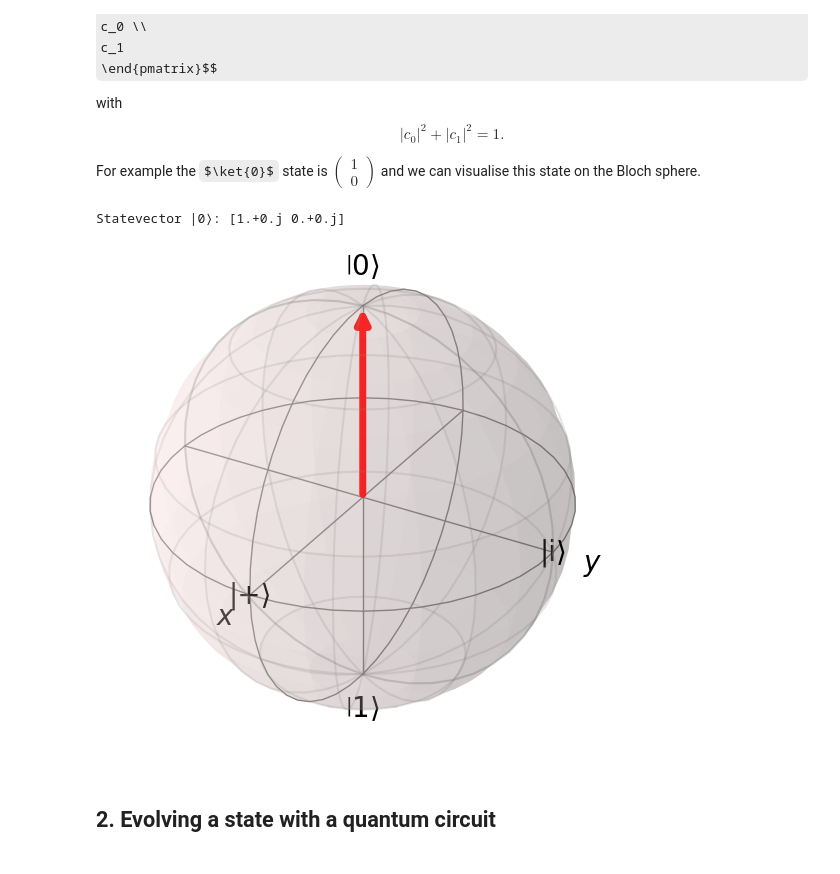
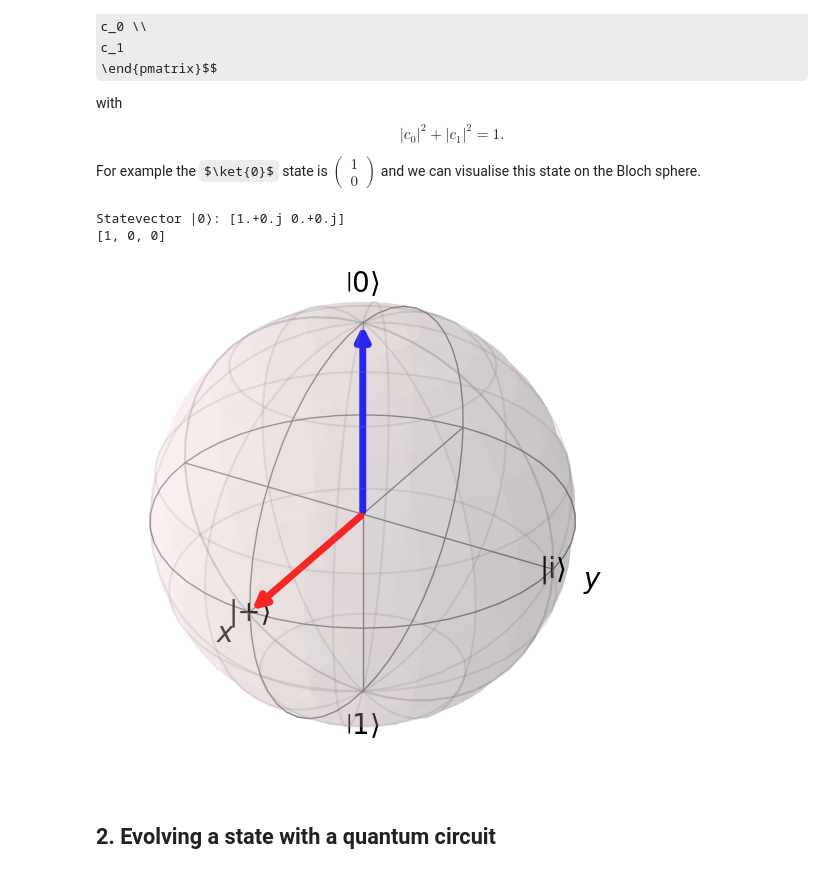
Before and after one commit to JoeyRogers-svg/Qiskit-fundamentals-course, a Jupyter notebook: 1-single-qubit-gates-and-visualisation.ipynb, the cells around one changed output. Drawn from its saved outputs; the diff is of its cells as text; code cells hidden in the pictures; some formulas as TeX source.

```diff
--- a/1-single-qubit-gates-and-visualisation.ipynb
+++ b/1-single-qubit-gates-and-visualisation.ipynb
@@ -67,13 +67,16 @@ For example the $\ket{0}$ state is $\begin{pmatrix}
 # %%
 # |0⟩ state
 state_0 = Statevector.from_label('0')
 print("Statevector |0⟩:", state_0.data)
 
 bloch_0 = statevector_to_bloch(state_0.data)
-plot_bloch_states([bloch_0], colors=["r"])
+plus = BLOCH_STATE_LABELS["|+⟩"]
+print(plus)
+plot_bloch_states([plus, bloch_0], colors=["r", "b"])
 # %% [output]
 Statevector |0⟩: [1.+0.j 0.+0.j]
+[1, 0, 0]
-[figure, old version]
+[figure, new version]
 # %% [markdown]
 ## 2. Evolving a state with a quantum circuit
 # %%
```
Also changed, not shown: parts of 4 cells of this notebook, 3 other files.
